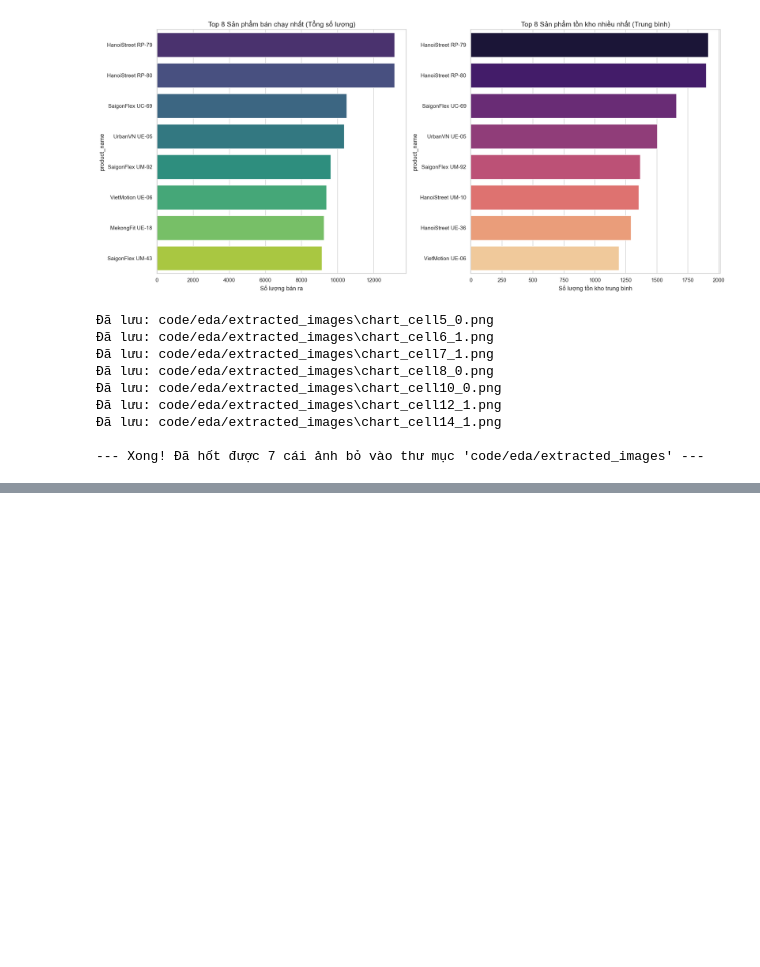
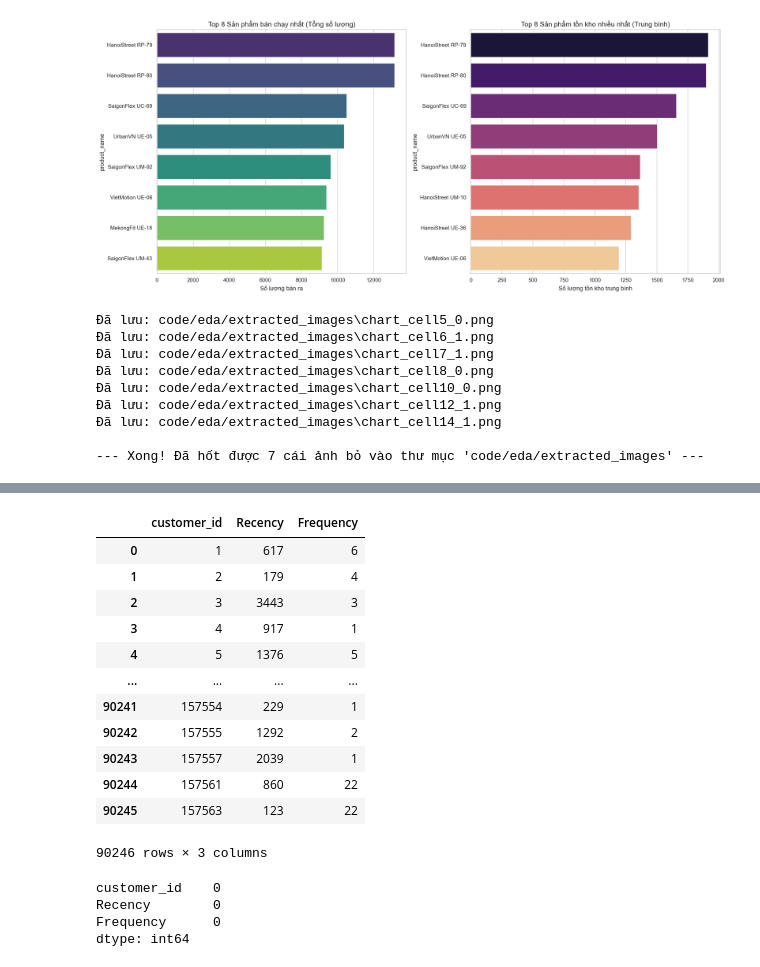
Before and after one commit to lamducanhkhoarubik-spec/Datathon_UITUT, a Jupyter notebook: code/eda/descriptive.ipynb, the cells around one changed output, grey strips where cells are left out. Drawn from its saved outputs; the diff is of its cells as text; code cells hidden in the pictures; blank space fills up the shorter version.

```diff
--- a/code/eda/descriptive.ipynb
+++ b/code/eda/descriptive.ipynb
@@ -603,0 +662,23 @@ print(f"\n--- Xong! Đã hốt được {image_count} cái ảnh bỏ vào thư
+# %%
+rfm
+# %% [output]
+|  | customer_id | Recency | Frequency |
+| 0 | 1 | 617 | 6 |
+| 1 | 2 | 179 | 4 |
+| 2 | 3 | 3443 | 3 |
+| 3 | 4 | 917 | 1 |
+| 4 | 5 | 1376 | 5 |
+| ... | ... | ... | ... |
+| 90241 | 157554 | 229 | 1 |
+| 90242 | 157555 | 1292 | 2 |
+| 90243 | 157557 | 2039 | 1 |
+| 90244 | 157561 | 860 | 22 |
+| 90245 | 157563 | 123 | 22 |
+90246 rows × 3 columns
+# %%
+rfm.isna().sum()
+# %% [output]
+customer_id    0
+Recency        0
+Frequency      0
+dtype: int64
```
Also changed, not shown: parts of 17 cells of this notebook, 7 other files.
